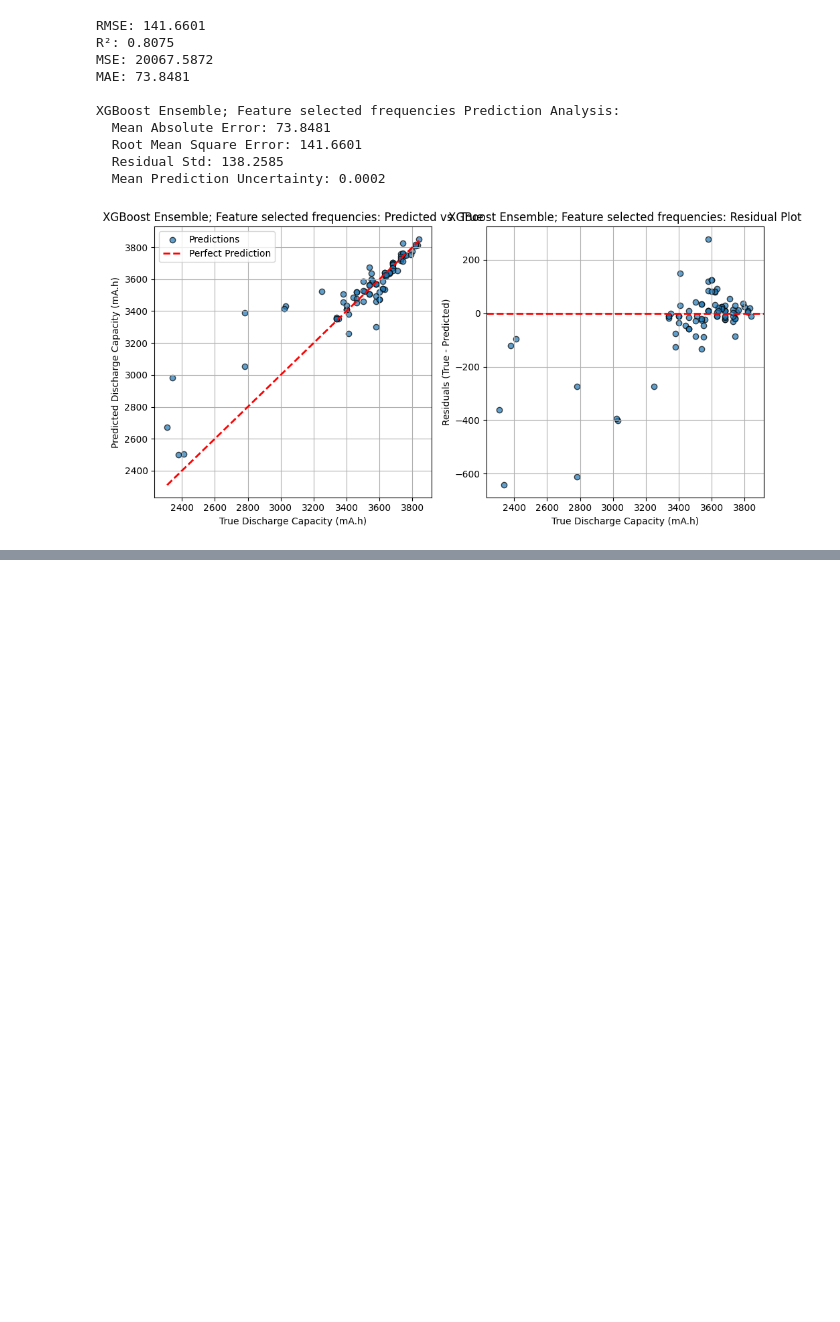
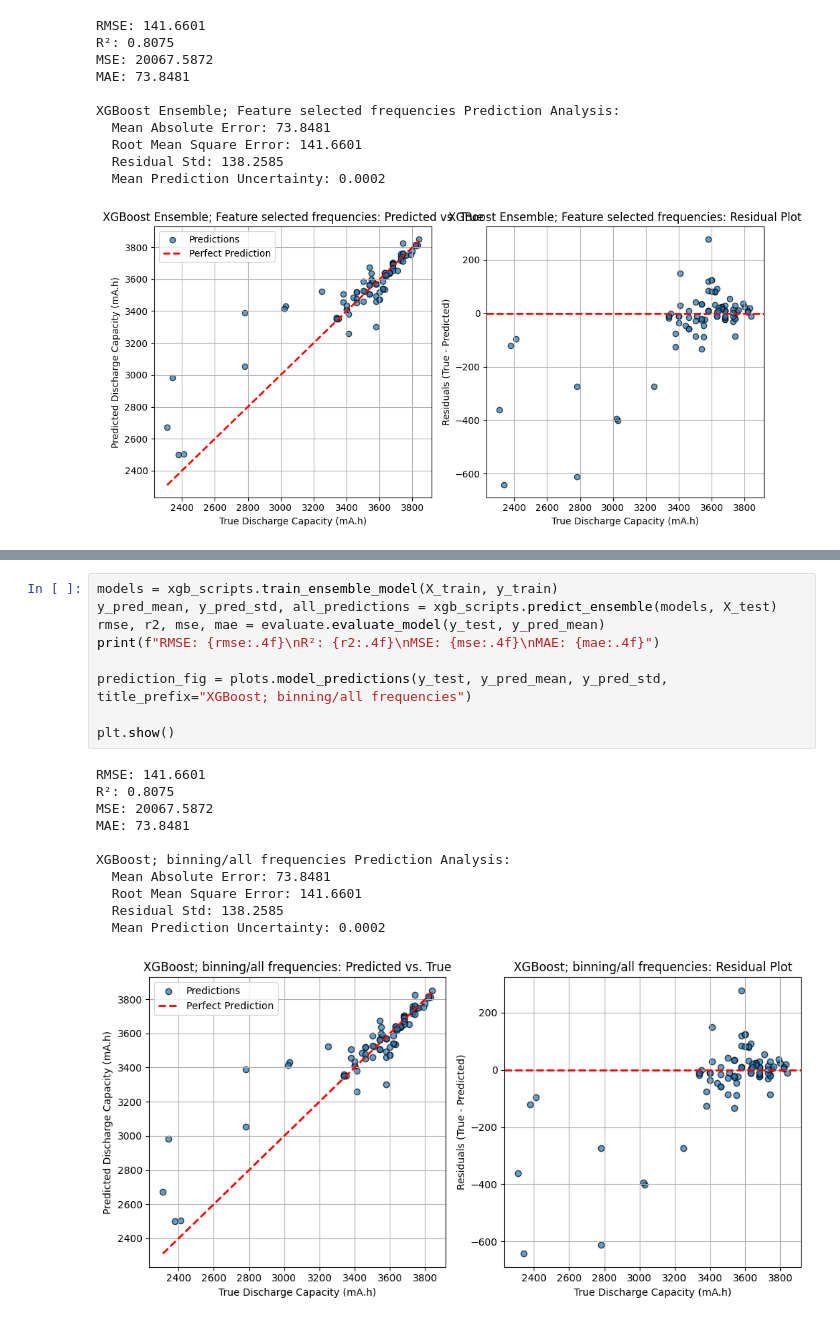
Before and after one commit to NithinJakrebet/eis-ml, a Jupyter notebook: notebooks/gradient_boosting.ipynb, the cells around one changed output, grey strips where cells are left out. Cells and saved outputs as stored; diff of their text form; blank space fills up the shorter version.

```diff
--- a/notebooks/gradient_boosting.ipynb
+++ b/notebooks/gradient_boosting.ipynb
@@ -324,0 +341,21 @@ joblib.dump(models, '../models/xgb_feature_selected_frequencies.pkl')
+# %%
+models = xgb_scripts.train_ensemble_model(X_train, y_train)
+y_pred_mean, y_pred_std, all_predictions = xgb_scripts.predict_ensemble(models, X_test)
+rmse, r2, mse, mae = evaluate.evaluate_model(y_test, y_pred_mean)
+print(f"RMSE: {rmse:.4f}\nR²: {r2:.4f}\nMSE: {mse:.4f}\nMAE: {mae:.4f}")
+
+prediction_fig = plots.model_predictions(y_test, y_pred_mean, y_pred_std, title_prefix="XGBoost; binning/all frequencies")
+
+plt.show()
+# %% [output]
+RMSE: 141.6601
+R²: 0.8075
+MSE: 20067.5872
+MAE: 73.8481
+
+XGBoost; binning/all frequencies Prediction Analysis:
+  Mean Absolute Error: 73.8481
+  Root Mean Square Error: 141.6601
+  Residual Std: 138.2585
+  Mean Prediction Uncertainty: 0.0002
+[figure, added]
```
Also changed, not shown: parts of 18 cells of this notebook, 46 other files.
